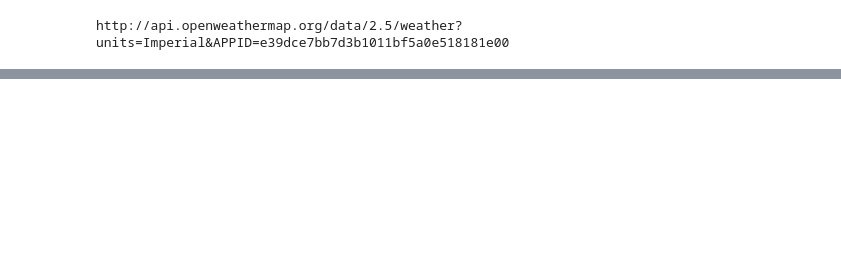
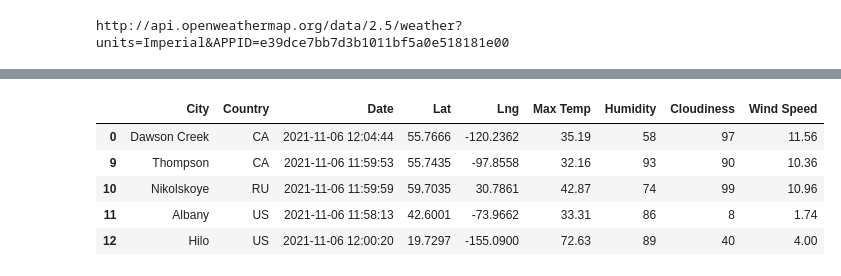
Before and after one commit to Niurab/World_Weather_Analysis, a Jupyter notebook: WeatherPy.ipynb, the cells around one changed output, grey strips where cells are left out. Saved outputs shown, nothing was run; the diff lists cells and outputs as text; code cells hidden in the pictures; blank space fills up the shorter version.

```diff
--- a/WeatherPy.ipynb
+++ b/WeatherPy.ipynb
@@ -337,0 +391,9 @@ plt.show()
+# %%
+city_data_df.loc[(city_data_df["Lat"] >= 0)].head()
+# %% [output]
+|  | City | Country | Date | Lat | Lng | Max Temp | Humidity | Cloudiness | Wind Speed |
+| 0 | Dawson Creek | CA | 2021-11-06 12:04:44 | 55.7666 | -120.2362 | 35.19 | 58 | 97 | 11.56 |
+| 9 | Thompson | CA | 2021-11-06 11:59:53 | 55.7435 | -97.8558 | 32.16 | 93 | 90 | 10.36 |
+| 10 | Nikolskoye | RU | 2021-11-06 11:59:59 | 59.7035 | 30.7861 | 42.87 | 74 | 99 | 10.96 |
+| 11 | Albany | US | 2021-11-06 11:58:13 | 42.6001 | -73.9662 | 33.31 | 86 | 8 | 1.74 |
+| 12 | Hilo | US | 2021-11-06 12:00:20 | 19.7297 | -155.0900 | 72.63 | 89 | 40 | 4.00 |
```
Also changed, not shown: parts of 18 cells of this notebook.
